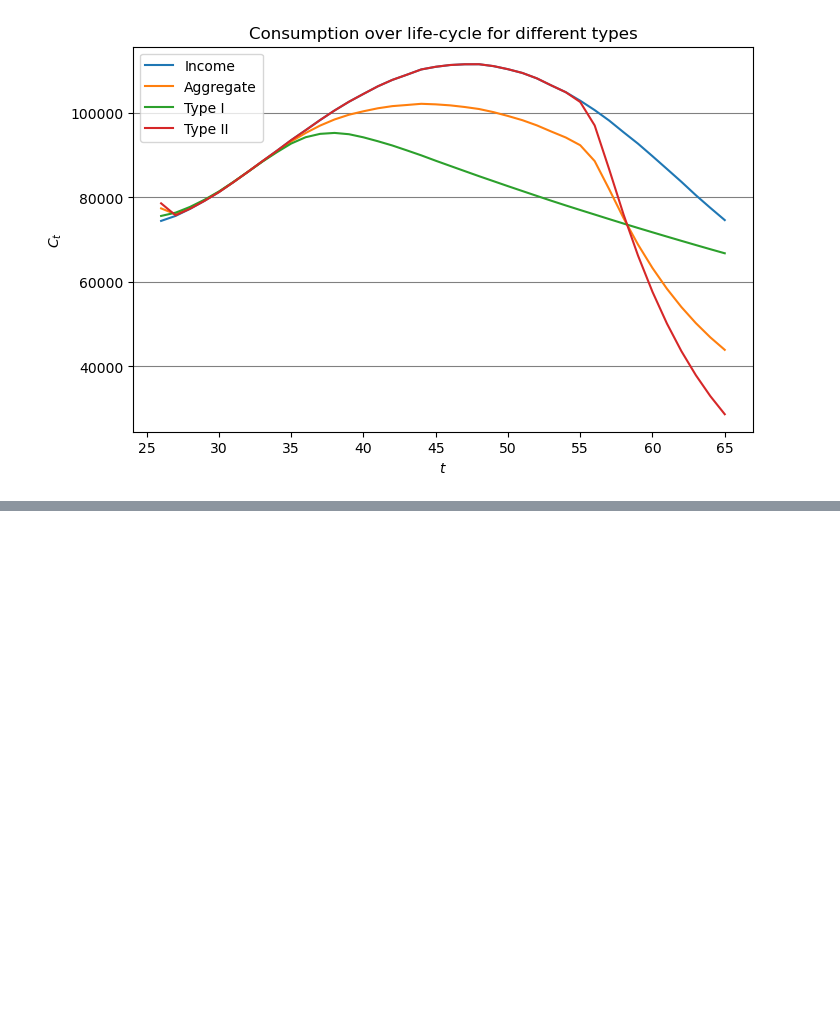
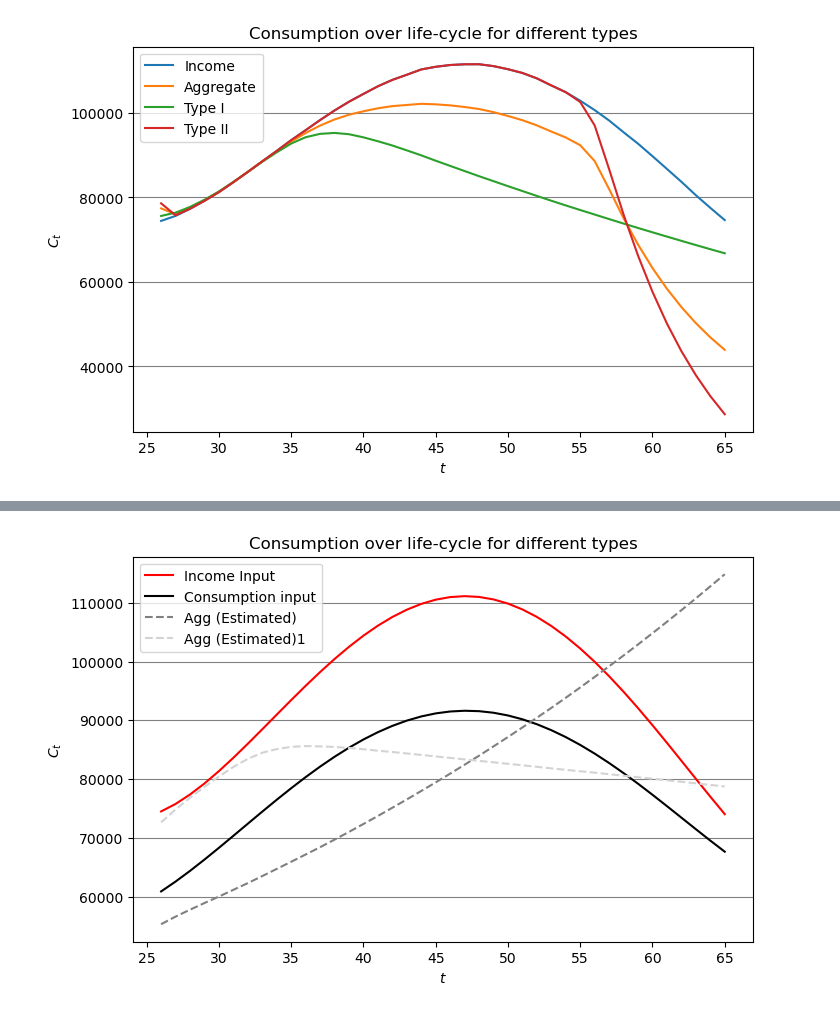
Before and after one commit to AsFyhn/DP-life-cycle, a Jupyter notebook: Run_all.ipynb, the cells around one changed output, grey strips where cells are left out. Cells and saved outputs as stored; diff of their text form; code cells hidden in the pictures; blank space fills up the shorter version.

```diff
--- a/Run_all.ipynb
+++ b/Run_all.ipynb
@@ -369,0 +387,22 @@ fig.show()
+# %%
+# simulate the model with the estimated parameters
+model_fit_ext = gp_model(**{'beta':est_ext.est[0],'beta2':est_ext.est[1],'rho':est_ext.est[2],'share':est_ext.est[3]})
+model_fit_ext.solve_model()
+sim_fit_ext = Simulator(model_fit_ext.par, model_fit_ext.sol).main()
+
+# plot the simulated values
+fig = pg.PlotFigure(figsize=(8,5),fontname='Arial')
+x = range(model_types.par.t0,model_types.par.Tr)
+fig.add_plot(x,model_data.Ybar[:-1], label=f"Income Input", linestyle='-',color='red',axis='y1')
+fig.add_plot(x,np.exp(real_data), label=f"Consumption input", linestyle='-',color='black',axis='y1')
+fig.add_plot(x,sim_fit_ext.C_avg, label=f"Agg (Estimated)", linestyle='--',color='grey',axis='y1')
+fig.add_plot(x,sim_fit.C_avg, label=f"Agg (Estimated)1", linestyle='--',color='lightgrey',axis='y1')
+
+fig.add_gridlines(axis='y')
+fig.set_ylabel(f"$C_t$")
+fig.set_xlabel(f"$t$")
+fig.set_title(f'Consumption over life-cycle for different types')
+fig.add_legend()
+fig.show()
+# %% [output]
+[figure, added]
```
Also changed, not shown: parts of 6 cells of this notebook, 2 other files.
